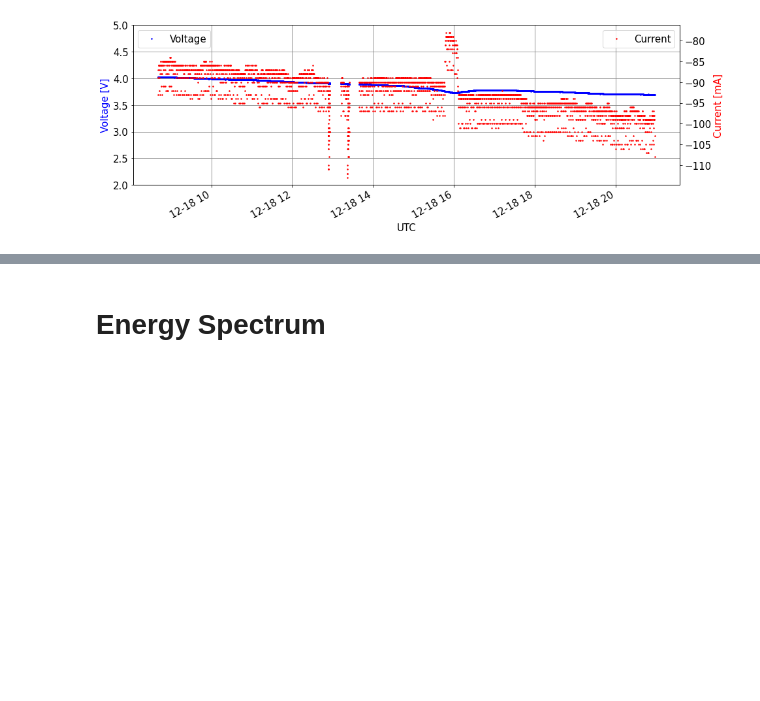
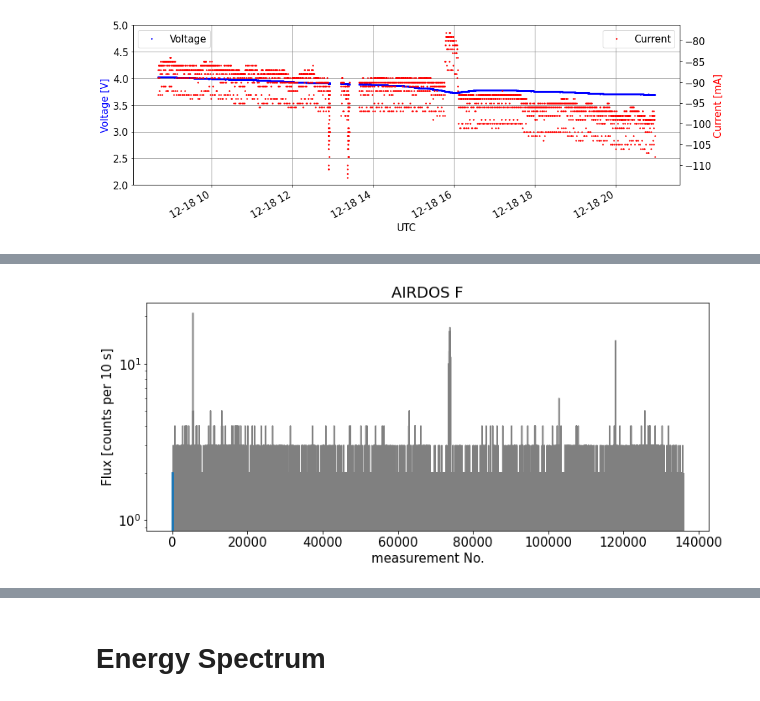
Before and after one commit to ODZ-UJF-AV-CR/Fik-8, a Jupyter notebook: notebooks/let.ipynb, the cells around one changed output, grey strips where cells are left out. Drawn from its saved outputs; the diff is of its cells as text; code cells hidden in the pictures; blank space fills up the shorter version.

```diff
--- a/notebooks/GEODOS-1024-V3.ipynb
+++ b/notebooks/let.ipynb
@@ -590,0 +523,85 @@ b'<html>\r\n<head><title>403 Forbidden</title></head>\r\n<body>\r\n<center><h1>4
+# %%
+#%matplotlib notebook
+
+rc = df.loc[df[0]=='$CANDY']
+#rc = df.loc[df[0]=='$HIST']
+#!!!!!!!!!!!!!!!!!!!!!!!!!!!!!!!!!!
+#rc = rc.loc[rc[257]<=255]
+#rc=df
+rc.reset_index(drop=True, inplace=True)
+
+rc = rc.apply(pd.to_numeric, errors='coerce')
+
+#rc.to_csv('ble.txt')
+
+rc['sum'] = rc.iloc[:,14:255].sum(axis=1)
+
+plt.figure(figsize=(12,5))
+matplotlib.rcParams.update({'font.size': 15})
+
+#rc['sum'].plot()
+rc.loc[0:,'sum'].plot(c='gray')
+plt.yscale('log')
+
+#plt.ylim([0,50])
+
+'''
+#musala kalibrce
+e1 = [10,41]
+e2 = [43,55]
+e3 = [66,90]
+e4 = [91,113]
+e5 = [116,123]
+e6 = [125,134]
+e7 = [143,170]
+bn=189
+e8 = [bn+2,bn+18]
+e9 = [bn+24,bn+54]
+e10 = [bn+59,bn+74]
+e11 = [bn+120,bn+141]
+e12 = [540,630]
+e13 = [700,850]
+#'''
+
+'''
+#musala kalibrce
+e1 = [20,80]
+e2 = [100,190]
+e3 = [220,320]
+e4 = [330,400]
+e5 = [450,600]
+e6 = [650,900]
+e7 = [980,1100]
+e8 = [1400,1550]
+e9 = [1600,1750]
+#'''
+
+e = 950
+e1 = [2,200]
+e2 = [0,0]
+e3 = [0,0]
+e4 = [0,0]
+e5 = [0,0]
+
+
+rc.iloc[e1[0]:e1[1]]['sum'].plot()
+rc.iloc[e2[0]:e2[1]]['sum'].plot()
+rc.iloc[e3[0]:e3[1]]['sum'].plot()
+rc.iloc[e4[0]:e4[1]]['sum'].plot()
+rc.iloc[e5[0]:e5[1]]['sum'].plot()
+#rc.ix[e6[0]:e6[1],'sum'].plot()
+#rc.ix[e7[0]:e7[1],'sum'].plot()
+#rc.ix[e8[0]:e8[1],'sum'].plot()
+#rc.ix[e9[0]:e9[1],'sum'].plot()
+#rc.ix[e10[0]:e10[1],'sum'].plot()
+#rc.ix[e11[0]:e11[1],'sum'].plot()
+#rc.ix[e12[0]:e12[1],'sum'].plot()
+#rc.ix[e13[0]:e13[1],'sum'].plot()
+
+plt.title('AIRDOS F')
+#plt.title('AIRDOS A005')
+plt.xlabel('measurement No.')
+plt.ylabel('Flux [counts per 10 s]')
+#plt.xlim([73400,74200])
+#plt.ylim([0,4000])
+# %% [output]
@@ -590,0 +609 @@ b'<html>\r\n<head><title>403 Forbidden</title></head>\r\n<body>\r\n<center><h1>4
+[figure, added]
```
Also changed, not shown: parts of 14 cells of this notebook.
